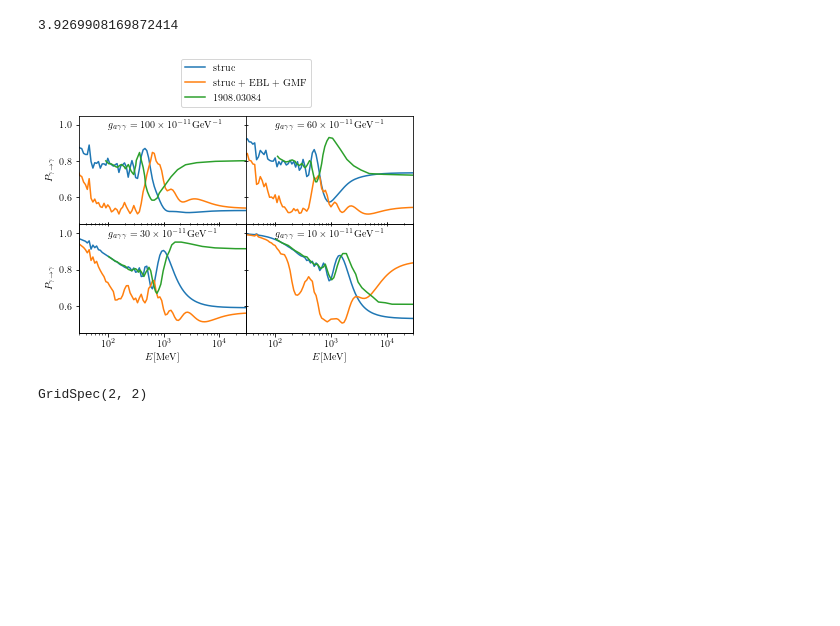
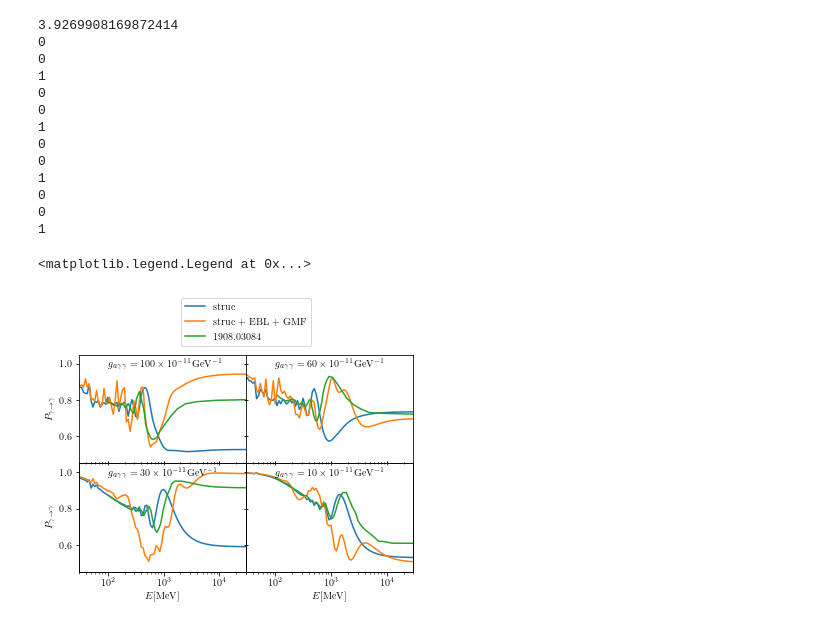
Before and after one commit to specktakel/ts_limit, a Jupyter notebook: structured_field/comparison_1908.ipynb, the cells around one changed output. Cells and saved outputs as stored; diff of their text form; code cells hidden in the pictures; blank space fills up the shorter version.

Commit message:
fixed psi in structured field, updated comparison to 1908 and field line picture

```diff
--- a/structured_field/comparison_1908.ipynb
+++ b/structured_field/comparison_1908.ipynb
@@ -11,6 +11,7 @@ log10MeV = np.loadtxt('../grid_survival_prob/energy_bins.dat')
 EGeV = np.power(10, log10MeV - 3.)
 EMeV = np.power(10, log10MeV)
 # %%
+#for c_, rad in enumerate(np.linspace(0, 2*np.pi, num=100)):
 m = 2
 b = structured_field(8.3, 93, 225)
 r = b.r
@@ -24,6 +25,7 @@ axes = []
 for i in gs:
     axes.append(fig.add_subplot(i))
 
+#b_angle = b.angle
 files = ['gm_1e-9.dat', 'gm_6e-10.dat', 'gm_3e-10.dat', 'gm_1e-10.dat']
 for c, g in enumerate([1e2, 6e1, 3e1, 1e1]):
 
@@ -31,7 +33,7 @@ for c, g in enumerate([1e2, 6e1, 3e1, 1e1]):
     source = Source(z = 0.017559, ra = '03h19m48.1s', dec = '+41d30m42s')
     pin = 0.5 * np.diag((1., 1., 0.))
     ml = ModuleList(alp, source, pin=pin, EGeV=EGeV)
-    ml.add_propagation("Array", 0, Btrans=b.b_trans, psi=b.angle, nel=n_el_vec, dL=b.dL_vec)
+    ml.add_propagation("Array", 0, Btrans=b.b_trans, psi=b.angle - np.radians(147), nel=n_el_vec, dL=b.dL_vec)
     #ml.add_propagation("EBL",1, model='dominguez')
     #ml.add_propagation("GMF",1 , model='pshirkov', model_sym='BSS')
     px, py, pa = ml.run()
@@ -42,9 +44,9 @@ for c, g in enumerate([1e2, 6e1, 3e1, 1e1]):
     source = Source(z = 0.017559, ra = '03h19m48.1s', dec = '+41d30m42s')
     pin = 0.5 * np.diag((1., 1., 0.))
     ml = ModuleList(alp, source, pin=pin, EGeV=EGeV)
-    ml.add_propagation("Array", 0, Btrans=b.b_trans, psi=b.angle, nel=n_el_vec, dL=b.dL_vec)
-    ml.add_propagation("EBL",1, model='dominguez')
-    ml.add_propagation("GMF",2, model='pshirkov', model_sym='BSS')
+    ml.add_propagation("Array", 0, Btrans=b.b_trans, psi=b.angle - np.radians(147), nel=n_el_vec, dL=b.dL_vec)
+    #ml.add_propagation("EBL",1, model='dominguez')
+    ml.add_propagation("GMF",1, model='pshirkov', model_sym='BSS')
     px, py, pa = ml.run()
     psurv = px+py
     axes[c].plot(EMeV, psurv[0], label='struc + EBL + GMF')
@@ -54,36 +56,44 @@ for c, g in enumerate([1e2, 6e1, 3e1, 1e1]):
     #axes[c].set_title(f'$g_{{a\gamma\gamma}} = {g:1.0f}\\times 10^{{-11}}\mathrm{{GeV}}^{{-1}}$')
     axes[c].set_xlim((3e1, 3e4))
 
     axes[c].text(1e2, 0.98, f'$g_{{a\gamma\gamma}} = {g:1.0f}\\times 10^{{-11}}\mathrm{{GeV}}^{{-1}}$')
 
     if c == 0 or c == 1:
         axes[c].set_xticklabels(())
         axes[c].tick_params(axis='x', which='both', direction='inout')
     else:
         ax = axes[c].twiny()
         ax.set_xlim(axes[c].get_xlim())
         ax.set_xscale('log')
         ax.set_xticklabels(())
         ax.tick_params(axis='x', which='both', direction='inout')
         axes[c].set_xlabel('$E [\SI{}{\mega\electronvolt}]$')
 
 
     axes[c].set_yticks((0.6, 0.8, 1.0))
     axes[c].set_ylim(0.45, 1.05)
 
     if c == 0 or c == 2:
         axes[c].set_ylabel(r'$P_{\gamma\to\gamma}$')
 
     else:
 
         axes[c].set_yticklabels(())
         axes[c].tick_params(axis='y', which='both', direction='inout')
 axes[0].legend(loc='center', bbox_to_anchor=(1, 1.3))
-fig.savefig('../../../../latex/plots/1908_comparison.png', dpi=300)
 # %% [output]
 3.9269908169872414
+0
+0
+1
+0
+0
+1
+0
+0
+1
+0
+0
+1
+<matplotlib.legend.Legend at 0x...>
-[figure, old version]
+[figure, new version]
-# %%
-gs
-# %% [output]
-GridSpec(2, 2)
```
Also changed, not shown: parts of 3 cells of this notebook, 3 other files.
